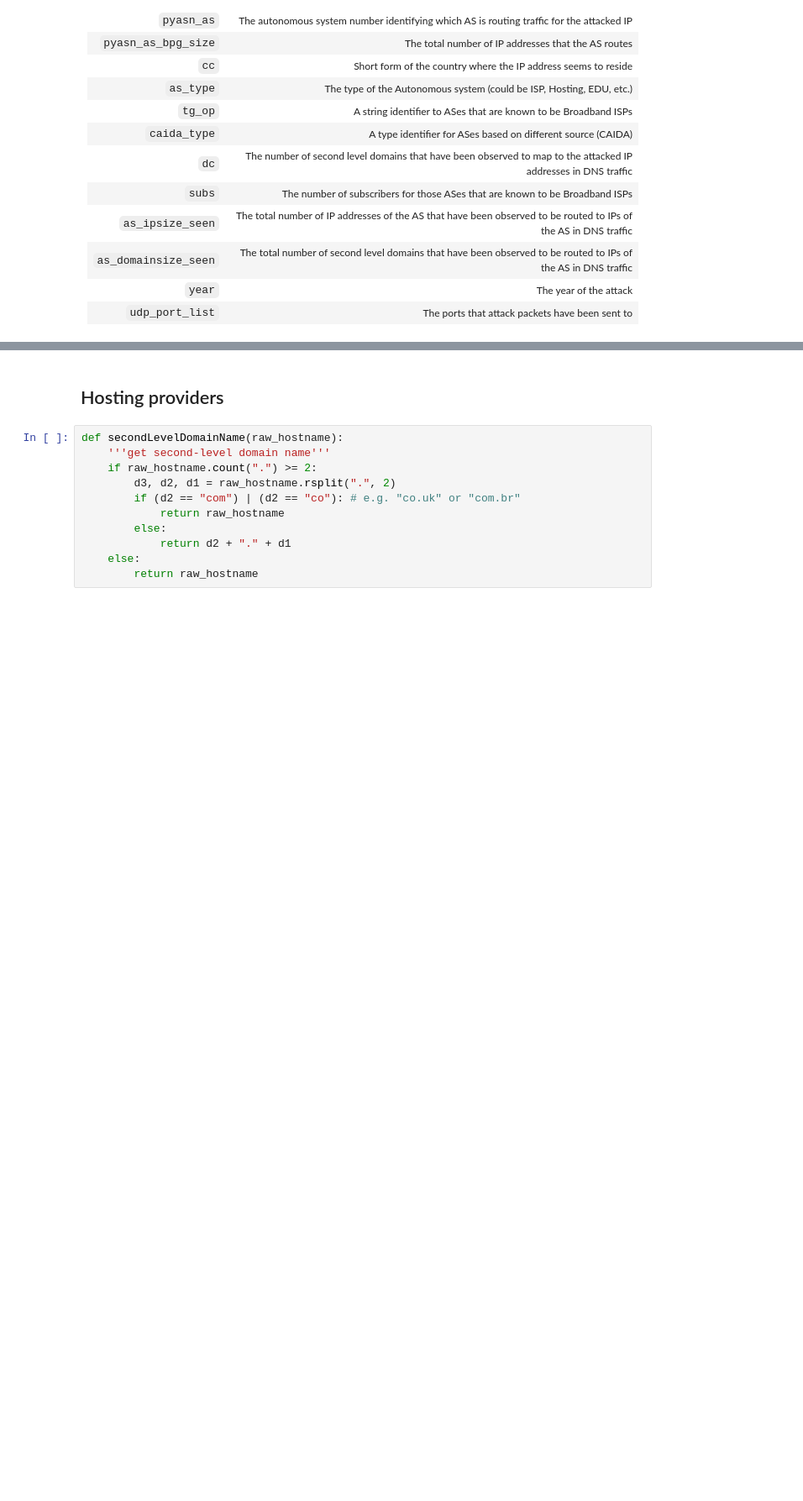
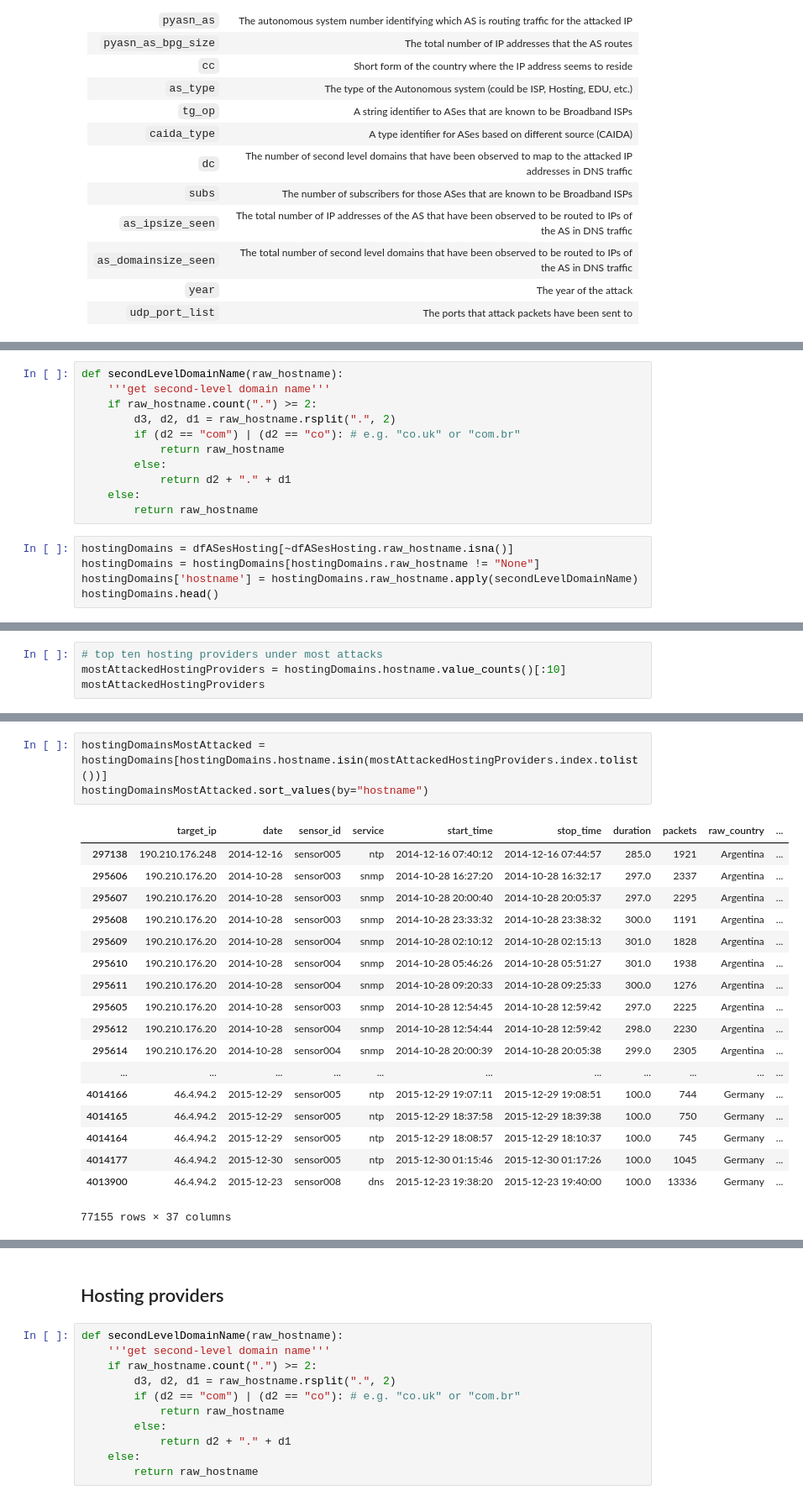
Before and after one commit to WKSu/WM0824TU-economics-of-cybersecurity-DDoS, a Jupyter notebook: block3-SecurityInvestments/securityInvestments.ipynb, the cells around one changed output, grey strips where cells are left out. Shown at 84% size. Drawn from its saved outputs; the diff is of its cells as text; blank space fills up the shorter version.

```diff
--- a/block3-SecurityInvestments/securityInvestments.ipynb
+++ b/block3-SecurityInvestments/securityInvestments.ipynb
@@ -105,0 +172,16 @@ Decsriptions of the metadata (Cheung, 2017):
+# %%
+def secondLevelDomainName(raw_hostname):
+    '''get second-level domain name'''
+    if raw_hostname.count(".") >= 2:
+        d3, d2, d1 = raw_hostname.rsplit(".", 2)
+        if (d2 == "com") | (d2 == "co"): # e.g. "co.uk" or "com.br"
+            return raw_hostname
+        else:
+            return d2 + "." + d1
+    else:
+        return raw_hostname
+# %%
+hostingDomains = dfASesHosting[~dfASesHosting.raw_hostname.isna()]
+hostingDomains = hostingDomains[hostingDomains.raw_hostname != "None"]
+hostingDomains['hostname'] = hostingDomains.raw_hostname.apply(secondLevelDomainName)
+hostingDomains.head()
@@ -105,0 +196,4 @@ Decsriptions of the metadata (Cheung, 2017):
+# %%
+# top ten hosting providers under most attacks
+mostAttackedHostingProviders = hostingDomains.hostname.value_counts()[:10]
+mostAttackedHostingProviders
@@ -105,0 +212,22 @@ Decsriptions of the metadata (Cheung, 2017):
+# %%
+hostingDomainsMostAttacked = hostingDomains[hostingDomains.hostname.isin(mostAttackedHostingProviders.index.tolist())]
+hostingDomainsMostAttacked.sort_values(by="hostname")
+# %% [output]
+|  | target_ip | date | sensor_id | service | start_time | stop_time | duration | packets | raw_country | ... |
+| 297138 | 190.210.176.248 | 2014-12-16 | sensor005 | ntp | 2014-12-16 07:40:12 | 2014-12-16 07:44:57 | 285.0 | 1921 | Argentina | ... |
+| 295606 | 190.210.176.20 | 2014-10-28 | sensor003 | snmp | 2014-10-28 16:27:20 | 2014-10-28 16:32:17 | 297.0 | 2337 | Argentina | ... |
+| 295607 | 190.210.176.20 | 2014-10-28 | sensor003 | snmp | 2014-10-28 20:00:40 | 2014-10-28 20:05:37 | 297.0 | 2295 | Argentina | ... |
+| 295608 | 190.210.176.20 | 2014-10-28 | sensor003 | snmp | 2014-10-28 23:33:32 | 2014-10-28 23:38:32 | 300.0 | 1191 | Argentina | ... |
+| 295609 | 190.210.176.20 | 2014-10-28 | sensor004 | snmp | 2014-10-28 02:10:12 | 2014-10-28 02:15:13 | 301.0 | 1828 | Argentina | ... |
+| 295610 | 190.210.176.20 | 2014-10-28 | sensor004 | snmp | 2014-10-28 05:46:26 | 2014-10-28 05:51:27 | 301.0 | 1938 | Argentina | ... |
+| 295611 | 190.210.176.20 | 2014-10-28 | sensor004 | snmp | 2014-10-28 09:20:33 | 2014-10-28 09:25:33 | 300.0 | 1276 | Argentina | ... |
+| 295605 | 190.210.176.20 | 2014-10-28 | sensor003 | snmp | 2014-10-28 12:54:45 | 2014-10-28 12:59:42 | 297.0 | 2225 | Argentina | ... |
+| 295612 | 190.210.176.20 | 2014-10-28 | sensor004 | snmp | 2014-10-28 12:54:44 | 2014-10-28 12:59:42 | 298.0 | 2230 | Argentina | ... |
+| 295614 | 190.210.176.20 | 2014-10-28 | sensor004 | snmp | 2014-10-28 20:00:39 | 2014-10-28 20:05:38 | 299.0 | 2305 | Argentina | ... |
+| ... | ... | ... | ... | ... | ... | ... | ... | ... | ... | ... |
+| 4014166 | 46.4.94.2 | 2015-12-29 | sensor005 | ntp | 2015-12-29 19:07:11 | 2015-12-29 19:08:51 | 100.0 | 744 | Germany | ... |
+| 4014165 | 46.4.94.2 | 2015-12-29 | sensor005 | ntp | 2015-12-29 18:37:58 | 2015-12-29 18:39:38 | 100.0 | 750 | Germany | ... |
+| 4014164 | 46.4.94.2 | 2015-12-29 | sensor005 | ntp | 2015-12-29 18:08:57 | 2015-12-29 18:10:37 | 100.0 | 745 | Germany | ... |
+| 4014177 | 46.4.94.2 | 2015-12-30 | sensor005 | ntp | 2015-12-30 01:15:46 | 2015-12-30 01:17:26 | 100.0 | 1045 | Germany | ... |
+| 4013900 | 46.4.94.2 | 2015-12-23 | sensor008 | dns | 2015-12-23 19:38:20 | 2015-12-23 19:40:00 | 100.0 | 13336 | Germany | ... |
+77155 rows × 37 columns
```
Also changed, not shown: parts of 29 cells of this notebook, 3 other files.
